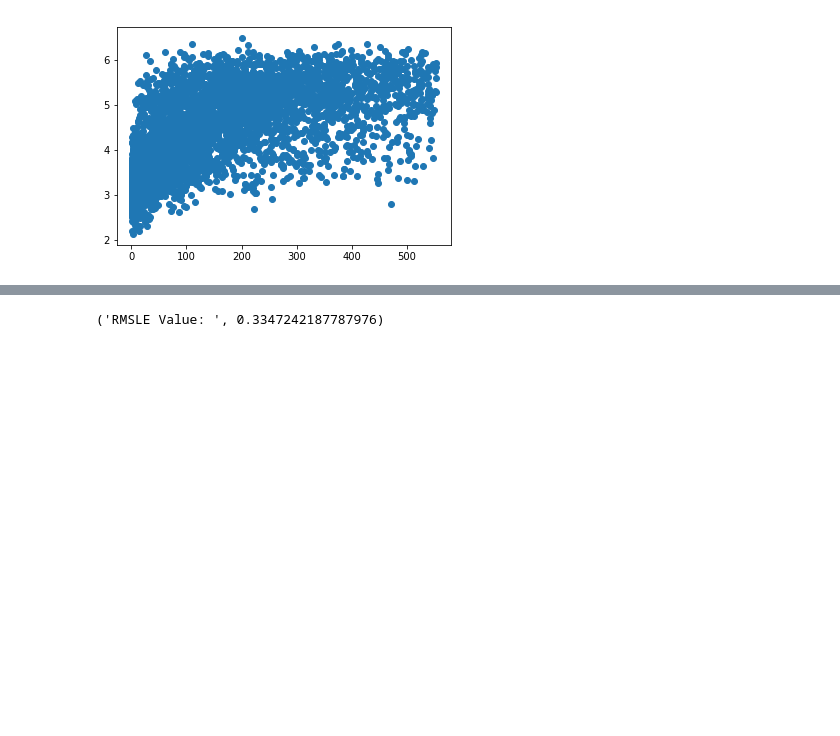
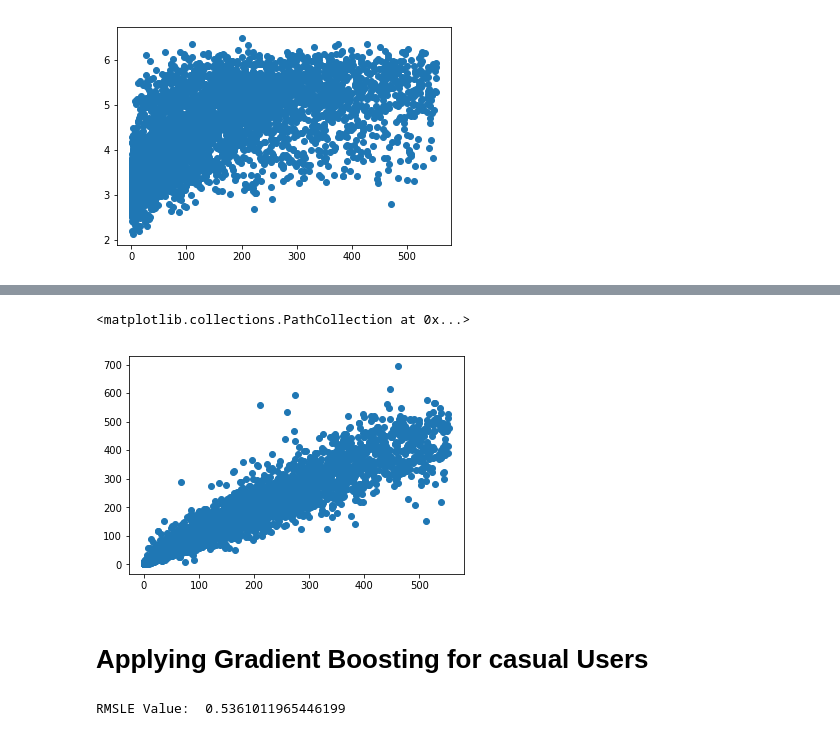
Before and after one commit to afrazahmad21/BikeSharingDemands, a Jupyter notebook: milestone1.ipynb, the cells around one changed output, grey strips where cells are left out. Saved outputs shown, nothing was run; the diff lists cells and outputs as text; code cells hidden in the pictures; blank space fills up the shorter version.

```diff
--- a/milestone1.ipynb
+++ b/milestone1.ipynb
@@ -761,7 +784,14 @@ print ("RMSLE Value: ",rmsle(y_test,np.exp(predictions)))
+# %%
+plt.scatter(y_test,np.exp(predictions2))
+# %% [output]
+<matplotlib.collections.PathCollection at 0x...>
+[figure, added]
+# %% [markdown]
+# Applying Gradient Boosting for casual Users
 # %%
-model = BaggingRegressor(GradientBoostingRegressor(n_estimators=4000))
-model.fit(X_train, np.log1p(y_train))
-predictions = model.predict(X_test)
-print ("RMSLE Value: ",rmsle(y_test,np.exp(predictions)))
+model = GradientBoostingRegressor(n_estimators=4000)
+model.fit(X_train_cas, np.log1p(y_train_cas))
+predictions_cas = model.predict(X_test_cas)
+print ("RMSLE Value: ",rmsle(y_test_cas,np.exp(predictions_cas)))
 # %% [output]
-('RMSLE Value: ', 0.3347242187787976)
+RMSLE Value:  0.5361011965446199
```
Also changed, not shown: parts of 32 cells of this notebook.
